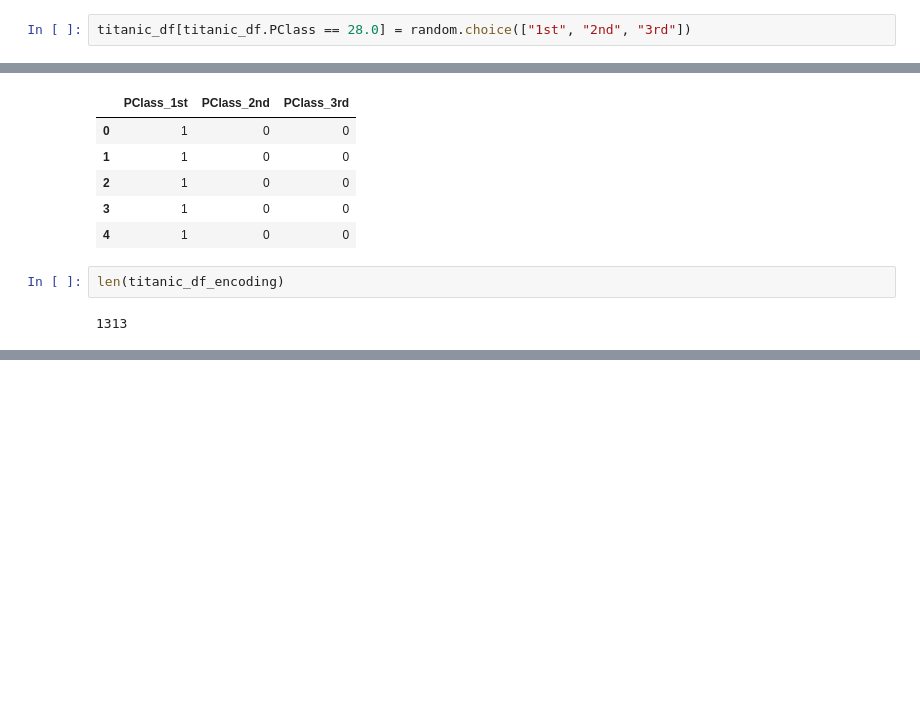
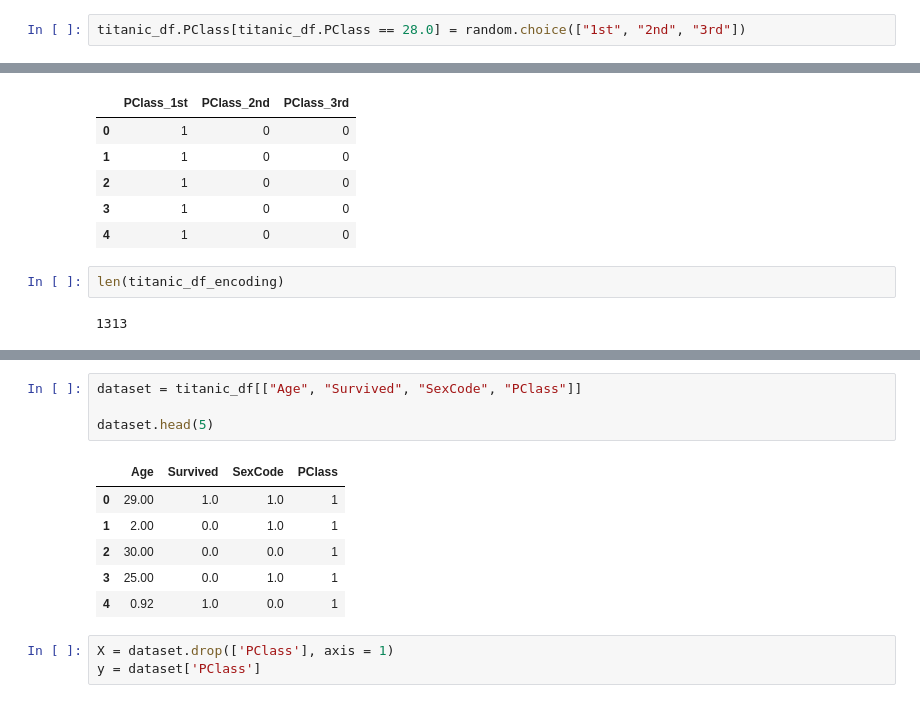
Before and after one commit to TVitA/data_science, a Jupyter notebook: Study/lab3.ipynb, the cells around one changed output, grey strips where cells are left out. Cells and saved outputs as stored; diff of their text form; blank space fills up the shorter version.

```diff
--- a/Study/lab3.ipynb
+++ b/Study/lab3.ipynb
@@ -179,2 +179,2 @@ for i in range(10):
 # %%
-titanic_df[titanic_df.PClass == 28.0] = random.choice(["1st", "2nd", "3rd"])
+titanic_df.PClass[titanic_df.PClass == 28.0] = random.choice(["1st", "2nd", "3rd"])
@@ -252 +257,15 @@ titanic_df
 1313 rows × 7 columns
+# %%
+dataset = titanic_df[["Age", "Survived", "SexCode", "PClass"]]
+
+dataset.head(5)
+# %% [output]
+|  | Age | Survived | SexCode | PClass |
+| 0 | 29.00 | 1.0 | 1.0 | 1 |
+| 1 | 2.00 | 0.0 | 1.0 | 1 |
+| 2 | 30.00 | 0.0 | 0.0 | 1 |
+| 3 | 25.00 | 0.0 | 1.0 | 1 |
+| 4 | 0.92 | 1.0 | 0.0 | 1 |
+# %%
+X = dataset.drop(['PClass'], axis = 1)
+y = dataset['PClass']
```
Also changed, not shown: parts of 17 cells of this notebook.
